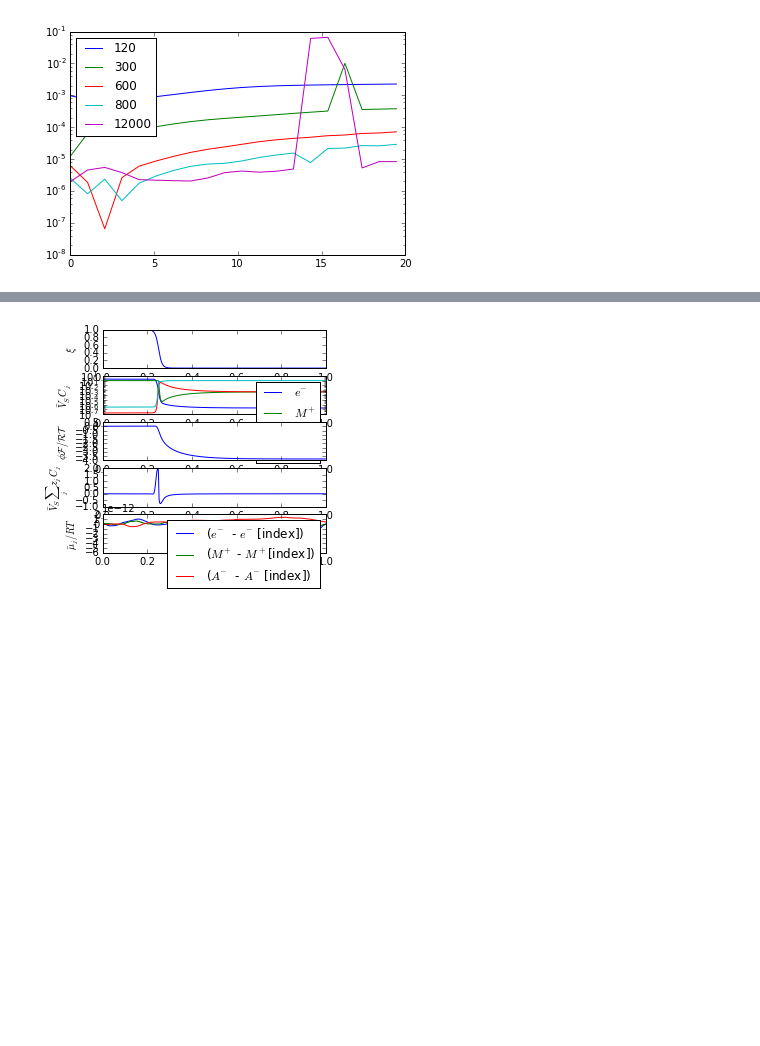
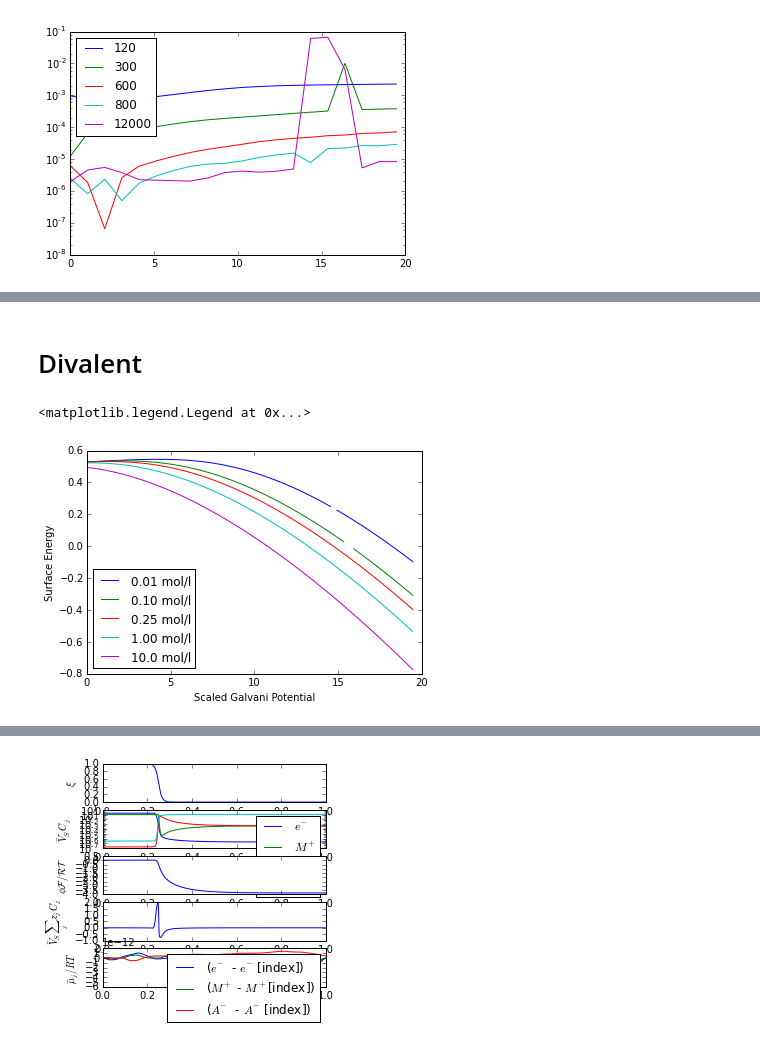
Before and after one commit to usnistgov/diffcap, a Jupyter notebook: analyze.ipynb, the cells around one changed output, grey strips where cells are left out. Saved outputs shown, nothing was run; the diff lists cells and outputs as text; code cells hidden in the pictures; blank space fills up the shorter version.

```diff
--- a/analyze.ipynb
+++ b/analyze.ipynb
@@ -225,0 +397,12 @@ IndexingError: Unalignable boolean Series key provided
+# %% [markdown]
+# Divalent
+# %%
+for c in ["0.01 mol/l","0.10 mol/l","0.25 mol/l","1.00 mol/l","10.0 mol/l"]:
+    vn = df5[(df0226["concentration"]==c)&(df0226["ncells"]==1200)]
+    plt.plot(vn["scaled_galvani_potential"],vn["surface_energy"],label="{}".format(c))
+plt.xlabel('Scaled Galvani Potential')
+plt.ylabel('Surface Energy')
+plt.legend(loc="lower left")
+# %% [output]
+<matplotlib.legend.Legend at 0x...>
+[figure, added]
```
Also changed, not shown: parts of 60 cells of this notebook, 1 other file.
